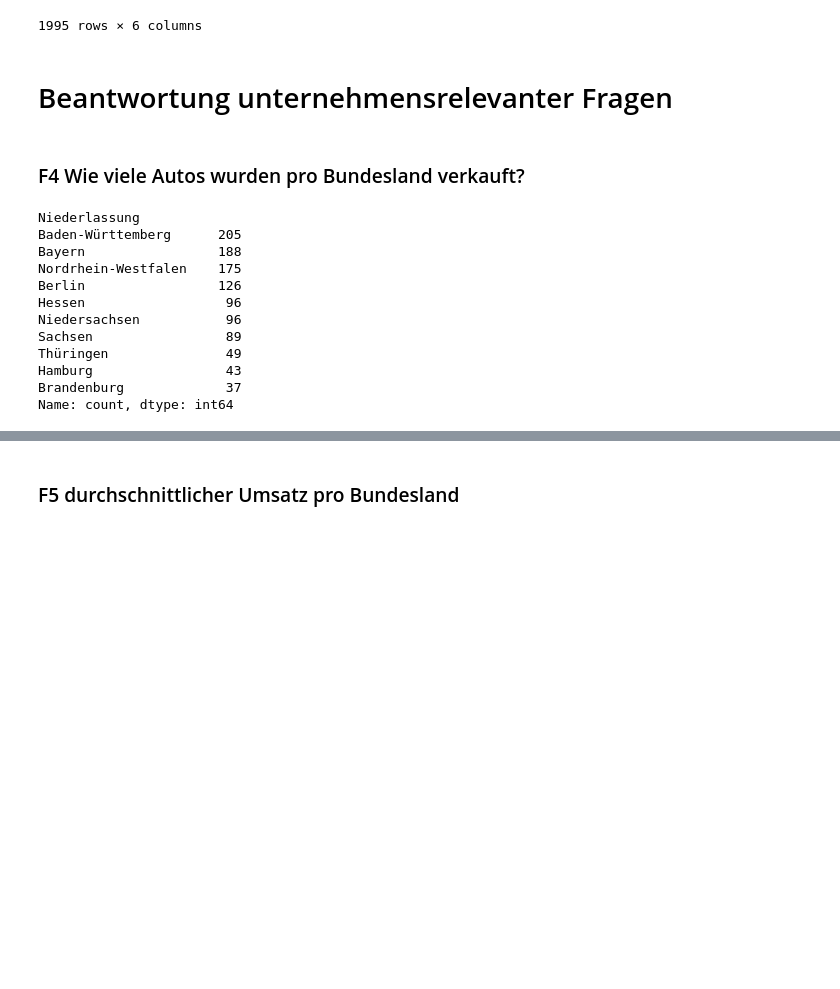
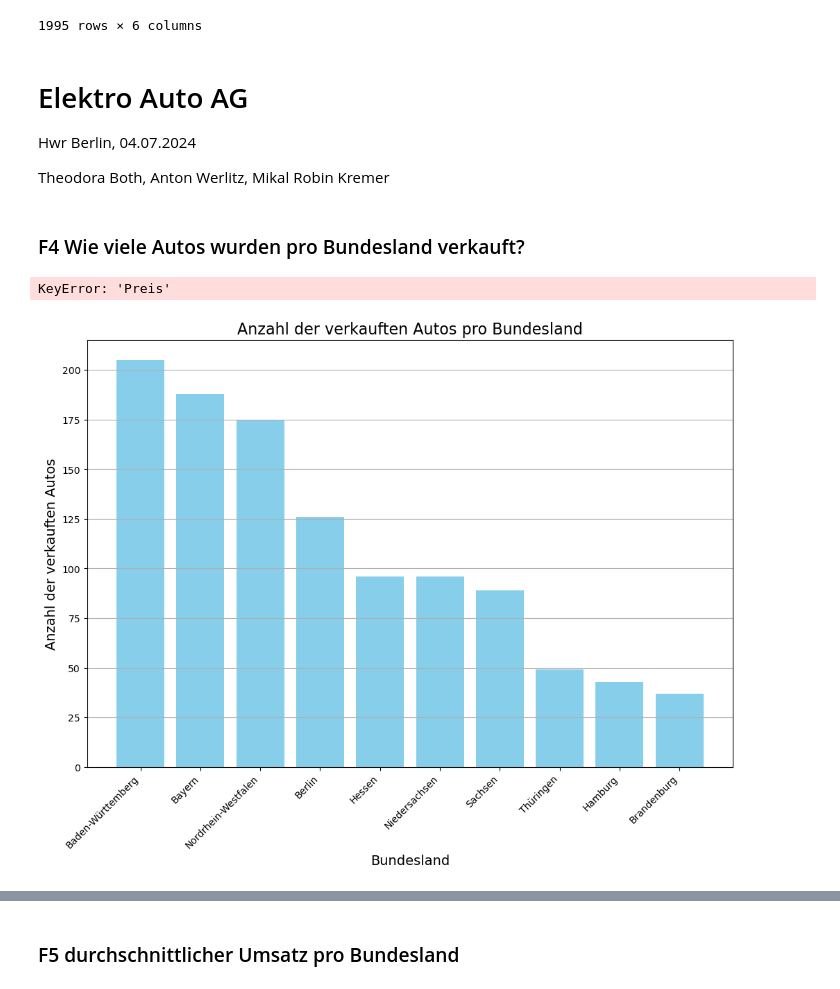
Before and after one commit to EWERLIA/final_projectSS24_Group7, a Jupyter notebook: presentation.ipynb, the cells around one changed output, grey strips where cells are left out. Cells and saved outputs as stored; diff of their text form; code cells hidden in the pictures; blank space fills up the shorter version.

```diff
--- a/presentation.ipynb
+++ b/presentation.ipynb
@@ -214,24 +214,50 @@ df_final
 | K1995 | 49 | 54754.53 | 1.0 | 44.0 | NaN | Berlin |
 1995 rows × 6 columns
 # %% [markdown]
-# Beantwortung unternehmensrelevanter Fragen
+# Elektro Auto AG
+Hwr Berlin, 04.07.2024
+
+Theodora Both, Anton Werlitz, Mikal Robin Kremer
 # %% [markdown]
 ### F4 Wie viele Autos wurden pro Bundesland verkauft?
 # %%
 df_sold = df_final[df_final['Preis'].notnull()]
 # 'value_counts()' gibt eine Serie zurück, die die Anzahl der Vorkommen jedes eindeutigen Wertes im 'Niederlassung'-Feld enthält
 sales_per_state = df_sold['Niederlassung'].value_counts()
-print(sales_per_state)
 # %% [output]
-Niederlassung
-Baden-Württemberg      205
-Bayern                 188
-Nordrhein-Westfalen    175
-Berlin                 126
-Hessen                  96
-Niedersachsen           96
-Sachsen                 89
-Thüringen               49
-Hamburg                 43
-Brandenburg             37
-Name: count, dtype: int64
+KeyError: 'Preis'
+# %%
+
+# Verkaufsdaten als Dictionary
+sales_data = {
+    'Baden-Württemberg': 205,
+    'Bayern': 188,
+    'Nordrhein-Westfalen': 175,
+    'Berlin': 126,
+    'Hessen': 96,
+    'Niedersachsen': 96,
+    'Sachsen': 89,
+    'Thüringen': 49,
+    'Hamburg': 43,
+    'Brandenburg': 37
+}
+
+# Umwandeln in ein DataFrame
+df_final = pd.DataFrame(list(sales_data.items()), columns=['Bundesland', 'Anzahl der verkauften Autos'])
+
+# Sortieren nach der Anzahl der verkauften Autos
+df_final = df_final.sort_values(by='Anzahl der verkauften Autos', ascending=False)
+
+# Plot erstellen
+plt.figure(figsize=(12, 8))
+plt.bar(df_final['Bundesland'], df_final['Anzahl der verkauften Autos'], color='skyblue')
+plt.title('Anzahl der verkauften Autos pro Bundesland', fontsize=16)
+plt.xlabel('Bundesland', fontsize=14)
+plt.ylabel('Anzahl der verkauften Autos', fontsize=14)
+plt.xticks(rotation=45, ha='right')
+plt.grid(axis='y')
+
+# Plot anzeigen
+plt.show()
+# %% [output]
+[figure, added]
```
Also changed, not shown: parts of 1 cell of this notebook.
